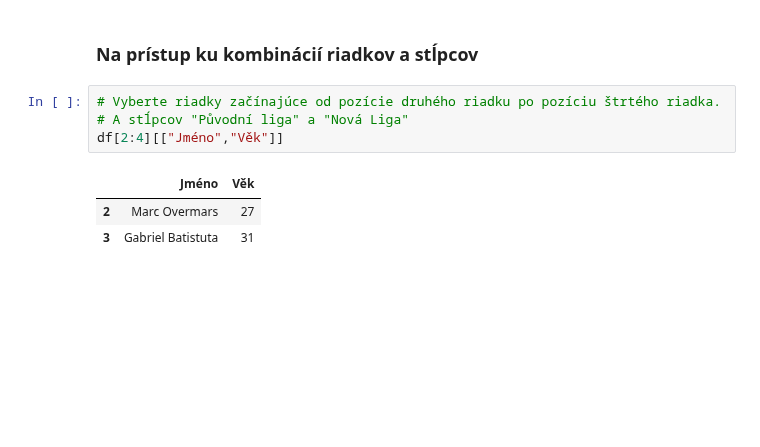
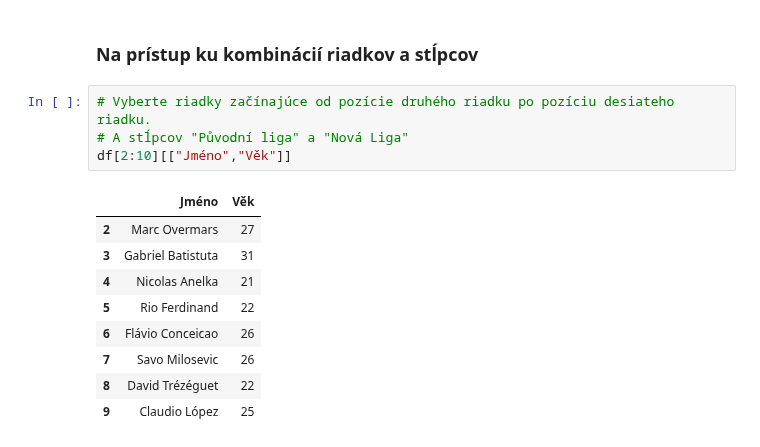
Before and after one commit to Rosko00/Pandas_beginner, a Jupyter notebook: 02_zobrazovanie_udajov.ipynb, the cells around one changed output. Saved outputs shown, nothing was run; the diff lists cells and outputs as text; blank space fills up the shorter version.

```diff
--- a/02_zobrazovanie_udajov.ipynb
+++ b/02_zobrazovanie_udajov.ipynb
@@ -71,10 +198,16 @@ df[["Jméno","Věk"]]
 # %% [markdown]
 ### Na prístup ku kombinácií riadkov a stĺpcov
 # %%
-# Vyberte riadky začínajúce od pozície druhého riadku po pozíciu štrtého riadka.
+# Vyberte riadky začínajúce od pozície druhého riadku po pozíciu desiateho riadku.
 # A stĺpcov "Původní liga" a "Nová Liga"
-df[2:4][["Jméno","Věk"]]
+df[2:10][["Jméno","Věk"]]
 # %% [output]
 |  | Jméno | Věk |
 | 2 | Marc Overmars | 27 |
 | 3 | Gabriel Batistuta | 31 |
+| 4 | Nicolas Anelka | 21 |
+| 5 | Rio Ferdinand | 22 |
+| 6 | Flávio Conceicao | 26 |
+| 7 | Savo Milosevic | 26 |
+| 8 | David Trézéguet | 22 |
+| 9 | Claudio López | 25 |
```
Also changed, not shown: parts of 44 cells of this notebook.
